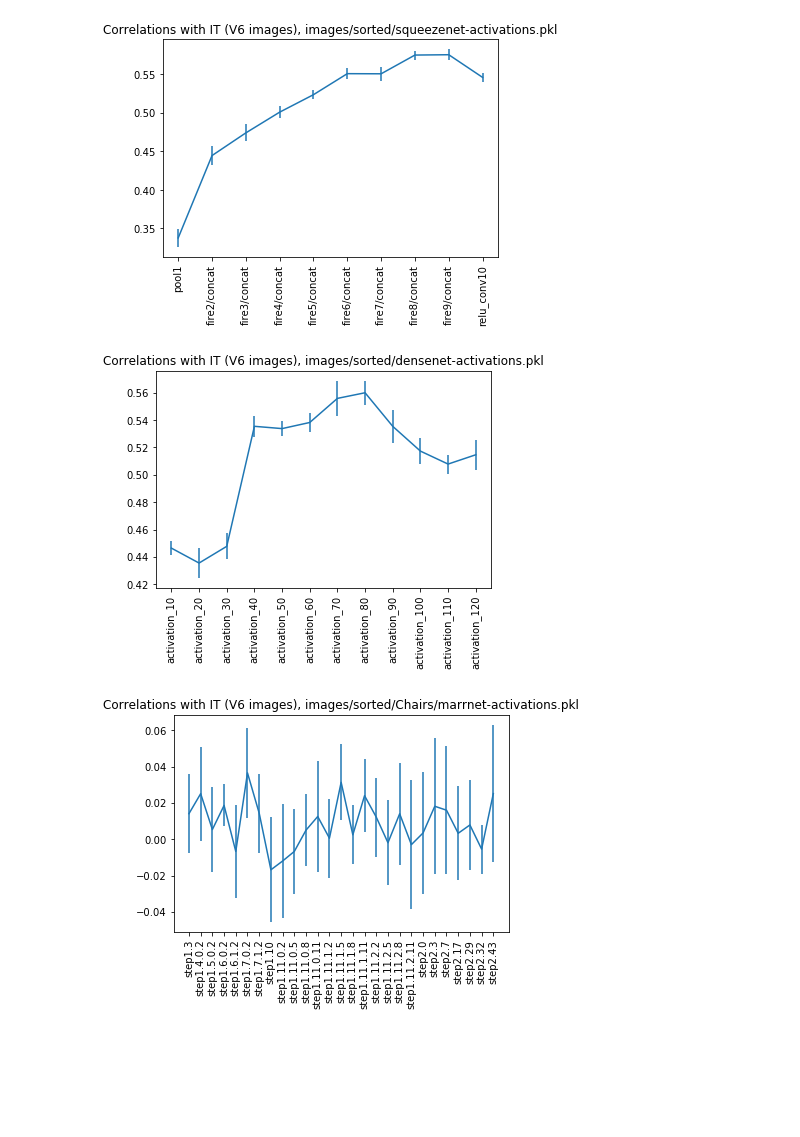
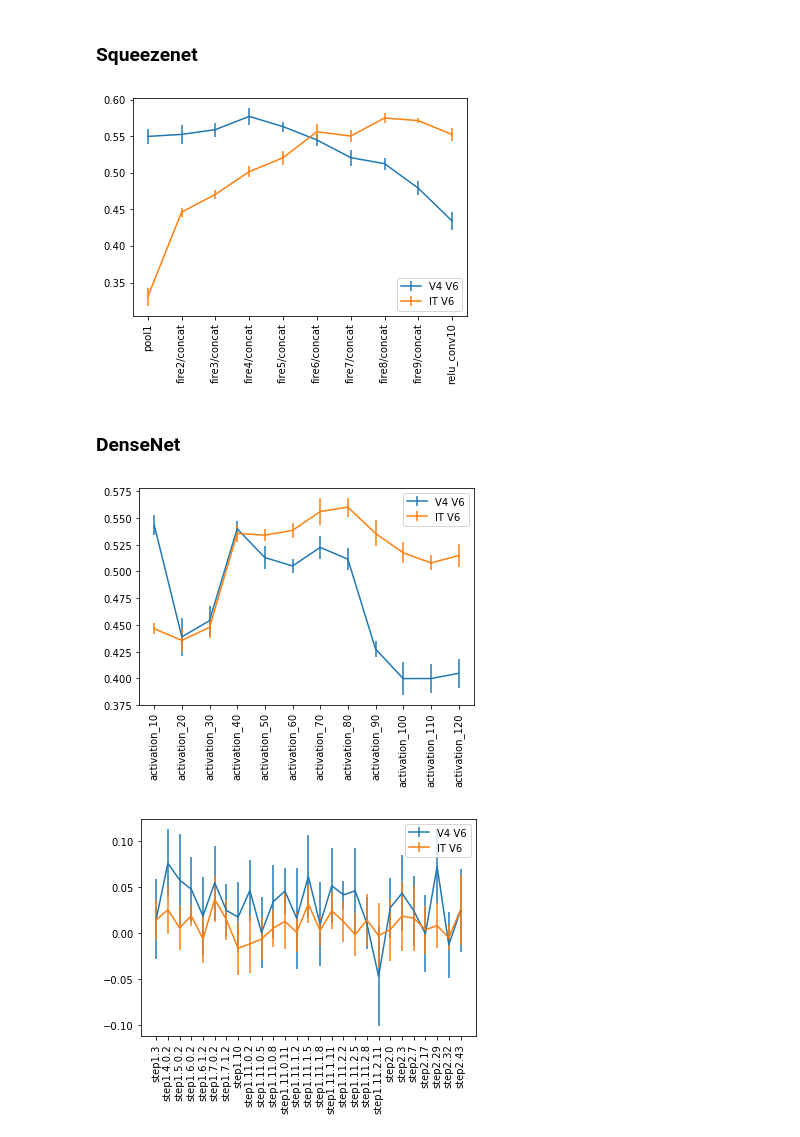
Before and after one commit to mschrimpf/neural-nlp, a Jupyter notebook: plot.ipynb, the cells around one changed output. Drawn from its saved outputs; the diff is of its cells as text; code cells hidden in the pictures; blank space fills up the shorter version.

Commit message:
plot V4 in addition to IT

```diff
--- a/plot.ipynb
+++ b/plot.ipynb
@@ -1,33 +1,46 @@
 # %%
-%matplotlib inline
+% matplotlib inline
 
 import pickle
+from collections import OrderedDict, Iterable
+
 from matplotlib import pyplot
-from collections import OrderedDict
+
 from compare import layers_correlation_meanstd
 
 
-def plot_layer_correlations(filepath, reverse=False):
-    with open(filepath, 'rb') as file:
-        data = pickle.load(file)
-    layer_metrics, args = data['layer_metrics'], data['args']
-    if reverse:
-        layer_metrics = OrderedDict(reversed(list(layer_metrics.items())))
-    means, stds = layers_correlation_meanstd(layer_metrics)
+def plot_layer_correlations(filepaths, reverse=False):
+    if not isinstance(filepaths, Iterable):
+        filepaths = [filepaths]
+    for filepath in filepaths:
+        with open(filepath, 'rb') as file:
+            data = pickle.load(file)
+        layer_metrics, args = data['layer_metrics'], data['args']
+        if reverse:
+            layer_metrics = OrderedDict(reversed(list(layer_metrics.items())))
+        means, stds = layers_correlation_meanstd(layer_metrics)
 
-    x = range(len(layer_metrics))
-    pyplot.errorbar(x, means, yerr=stds)
-    pyplot.xticks(x, layer_metrics.keys(), rotation='vertical')
-    pyplot.title('Correlations with %s (%s images), %s' % (args.region, args.variance, args.activations_filepath))
+        x = range(len(layer_metrics))
+        pyplot.errorbar(x, means, yerr=stds, label='%s %s' % (args.region, args.variance))
+        pyplot.xticks(x, layer_metrics.keys(), rotation='vertical')
+    pyplot.legend()
+# %% [markdown]
+### Squeezenet
 # %%
-plot_layer_correlations('/mnt/c/Users/Martin/workspaces/dicarlo/decomposition/images/sorted/squeezenet-activations-correlations.pkl', reverse=True)
+plot_layer_correlations(['images/sorted/squeezenet-activations-correlations-region_V4-variance_V6.pkl',
+                        'images/sorted/squeezenet-activations-correlations-region_IT-variance_V6.pkl'],
+                        reverse=True)
 # %% [output]
-[figure, old version]
+[figure, new version]
+# %% [markdown]
+### DenseNet
 # %%
-plot_layer_correlations('/mnt/c/Users/Martin/workspaces/dicarlo/decomposition/images/sorted/densenet-activations-correlations.pkl')
+plot_layer_correlations(['images/sorted/densenet-activations-correlations-region_V4-variance_V6.pkl',
+                         'images/sorted/densenet-activations-correlations-region_IT-variance_V6.pkl'])
 # %% [output]
-[figure, old version]
+[figure, new version]
 # %%
-plot_layer_correlations('/mnt/c/Users/Martin/workspaces/dicarlo/decomposition/images/sorted/Chairs/marrnet-activations-correlations-region_IT-variance_V6.pkl')
+plot_layer_correlations(['images/sorted/Chairs/marrnet-activations-correlations-region_V4-variance_V6.pkl',
+                         'images/sorted/Chairs/marrnet-activations-correlations-region_IT-variance_V6.pkl'])
 # %% [output]
-[figure, old version]
+[figure, new version]
```
